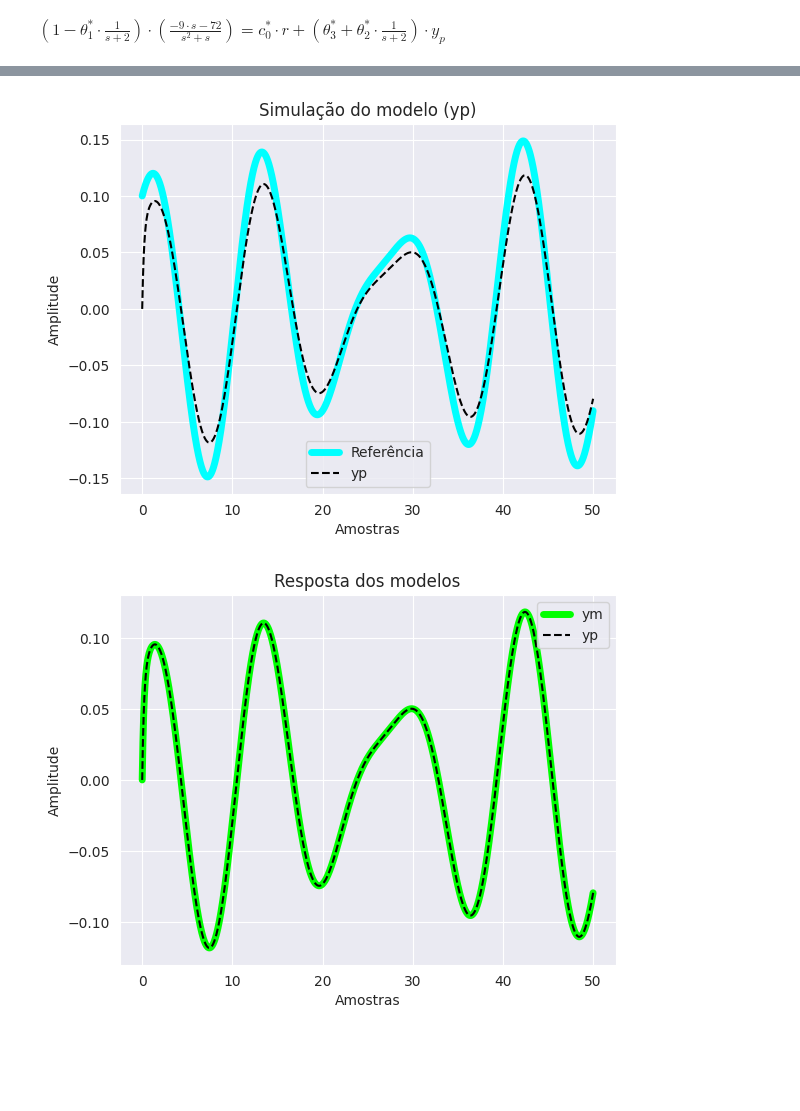
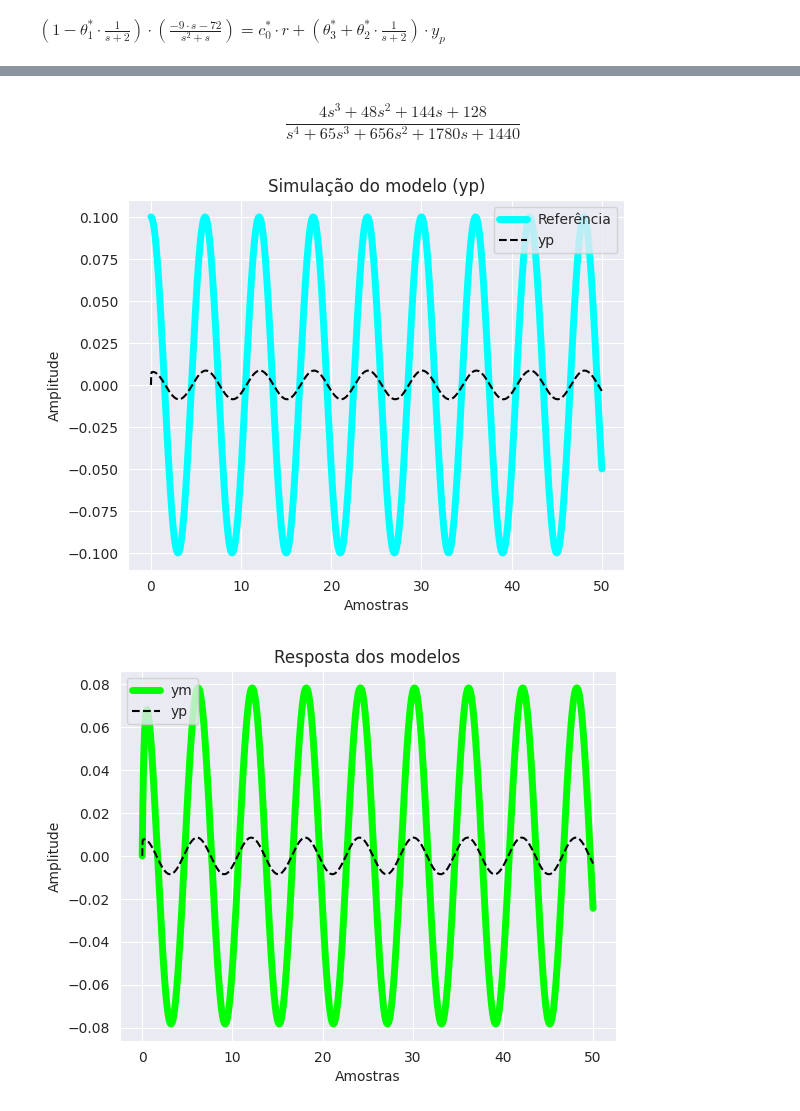
Before and after one commit to SKaiquelima/advanced-control, a Jupyter notebook: P2/p2_1.ipynb, the cells around one changed output, grey strips where cells are left out. Cells and saved outputs as stored; diff of their text form; code cells hidden in the pictures; blank space fills up the shorter version.

```diff
--- a/P2/p2_1.ipynb
+++ b/P2/p2_1.ipynb
@@ -41,7 +46,8 @@ dt = 0.01  # Taxa de amostragem
 T = np.arange(0, N + dt, dt)
 
 # r = np.ones(len(T))  # referência
-r = 0.1*np.cos(np.pi*T/7) + 0.05*np.sin(np.pi*T/5)
+r = 0.1*np.cos(np.pi*T/3)
+
 
 len(T)
 # %% [output]
@@ -77,0 +123,11 @@ $$\frac{128 s^5 + 2816 s^4 + 2.291 \times 10^{4} s^3 + 8.397 \times 10^{4} s^2 +
+# %%
+s = matlab.tf('s')
+
+A = (s + 8) / (s + 2)
+B = - 9 * (s + 8) / (s**2 + 1 * s)
+C = (6*s + 10) / (s + 2)
+D = -4/9
+
+ftx = (D) / (A - (C/B))
+
+ftx
@@ -78,21 +154,32 @@ $$\frac{128 s^5 + 2816 s^4 + 2.291 \times 10^{4} s^3 + 8.397 \times 10^{4} s^2 +
+# %%
+alpha = -9 * (s + 8) / (s**2 + s)
+beta = (s+8)/(s+2)
+gamma = 6 + (-2)/(s+2)
+phi = -4/9
+
+ftx2 = phi / ((beta/alpha) - gamma)
+
+ftx2
+# %% [output]
+$$\frac{4 s^3 + 48 s^2 + 144 s + 128}{s^4 + 65 s^3 + 656 s^2 + 1780 s + 1440}$$
 # %%
-yp, T, _ = matlab.lsim(ftx, r, T)
+yp, T, _ = matlab.lsim(ftx2, r, T)
 
 # Plotagem dos resultados juntos
 corte = int(np.ceil(1*(len(T))))
 plt.plot(T[:corte], r[:corte], label='Referência', color='cyan', linewidth=5)
 plt.plot(T[:corte], yp[:corte], label='yp', color='black', linestyle='--', linewidth=1.5)
 
 
 
 plt.xlabel('Amostras')
 plt.ylabel('Amplitude')
 plt.title('Simulação do modelo (yp)')
 
 plt.legend()
 plt.show()
 # %% [output]
-[figure, old version]
+[figure, new version]
 # %%
 # Gráfico das respostas de yp e ym com entrada de referência r
 corte = int(np.ceil(1*(len(T))))
@@ -107,4 +194,4 @@ plt.legend()
 
 plt.show()
 # %% [output]
-[figure, old version]
+[figure, new version]
```
Also changed, not shown: parts of 10 cells of this notebook.
